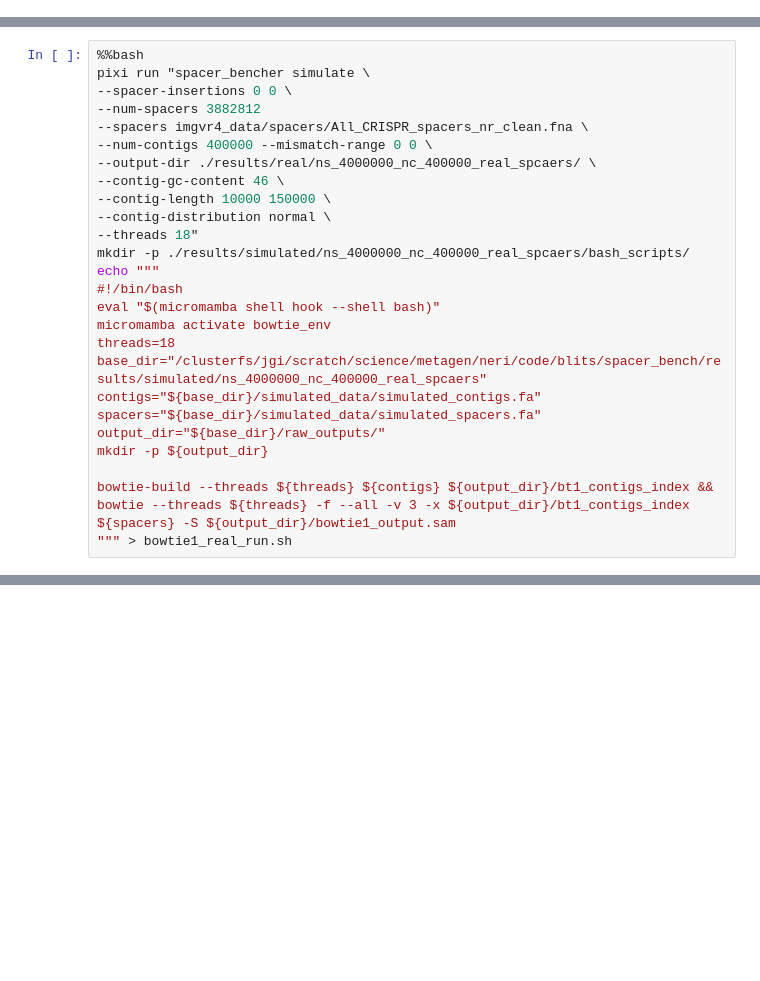
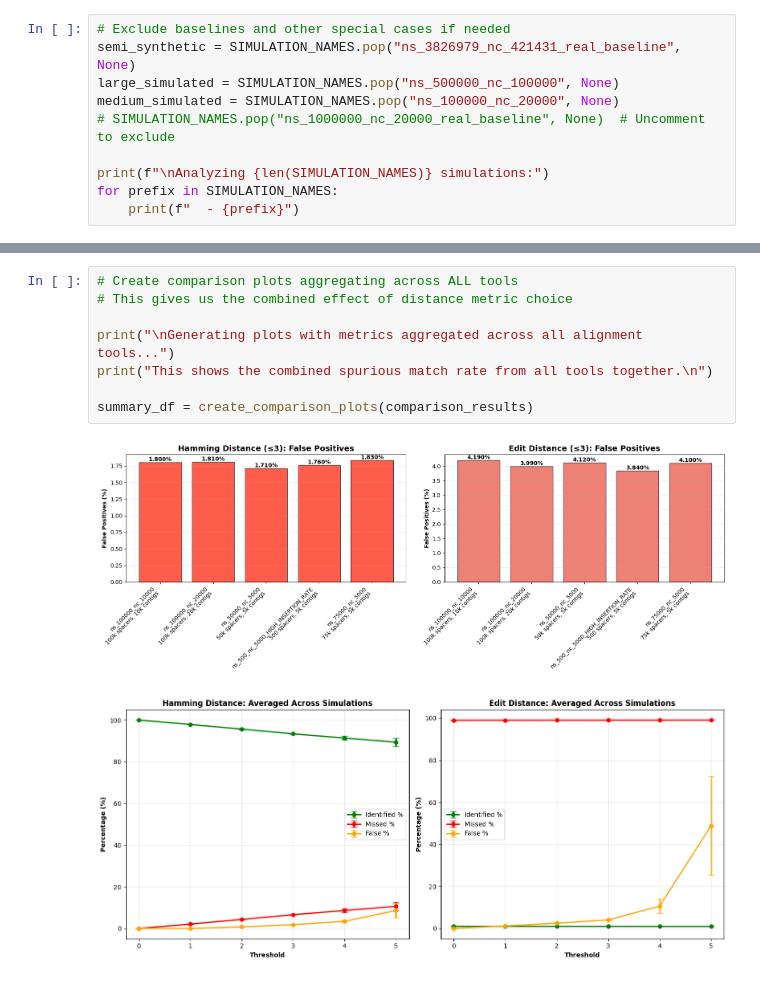
Before and after one commit to rickbeeloo/spacer_matching_bench, a Jupyter notebook: notebooks/distance_metric_analysis.ipynb, the cells around one changed output, grey strips where cells are left out. Drawn from its saved outputs; the diff is of its cells as text; blank space fills up the shorter version.

```diff
--- a/notebooks/distance_metric_analysis.ipynb
+++ b/notebooks/distance_metric_analysis.ipynb
@@ -313,0 +257,10 @@ SIMULATION_NAMES
+# %%
+# Exclude baselines and other special cases if needed
+semi_synthetic = SIMULATION_NAMES.pop("ns_3826979_nc_421431_real_baseline", None)
+large_simulated = SIMULATION_NAMES.pop("ns_500000_nc_100000", None)
+medium_simulated = SIMULATION_NAMES.pop("ns_100000_nc_20000", None)
+# SIMULATION_NAMES.pop("ns_1000000_nc_20000_real_baseline", None)  # Uncomment to exclude
+
+print(f"\nAnalyzing {len(SIMULATION_NAMES)} simulations:")
+for prefix in SIMULATION_NAMES:
+    print(f"  - {prefix}")
@@ -1177,26 +383,0 @@ All Real (but filtered) spacers (~3.7M) and as many simulated contigs as the fil
-# %%
-%%bash
-pixi run "spacer_bencher simulate \
---spacer-insertions 0 0 \
---num-spacers 3882812
---spacers imgvr4_data/spacers/All_CRISPR_spacers_nr_clean.fna \
---num-contigs 400000 --mismatch-range 0 0 \
---output-dir ./results/real/ns_4000000_nc_400000_real_spcaers/ \
---contig-gc-content 46 \
---contig-length 10000 150000 \
---contig-distribution normal \
---threads 18"
-mkdir -p ./results/simulated/ns_4000000_nc_400000_real_spcaers/bash_scripts/
-echo """
-#!/bin/bash
-eval "$(micromamba shell hook --shell bash)"
-micromamba activate bowtie_env
-threads=18
-base_dir="/clusterfs/jgi/scratch/science/metagen/neri/code/blits/spacer_bench/results/simulated/ns_4000000_nc_400000_real_spcaers"
-contigs="${base_dir}/simulated_data/simulated_contigs.fa"
-spacers="${base_dir}/simulated_data/simulated_spacers.fa"
-output_dir="${base_dir}/raw_outputs/"
-mkdir -p ${output_dir}
-
-bowtie-build --threads ${threads} ${contigs} ${output_dir}/bt1_contigs_index && bowtie --threads ${threads} -f --all -v 3 -x ${output_dir}/bt1_contigs_index ${spacers} -S ${output_dir}/bowtie1_output.sam
-""" > bowtie1_real_run.sh
@@ -1202,0 +539,11 @@ bowtie-build --threads ${threads} ${contigs} ${output_dir}/bt1_contigs_index &&
+# %%
+# Create comparison plots aggregating across ALL tools
+# This gives us the combined effect of distance metric choice
+
+print("\nGenerating plots with metrics aggregated across all alignment tools...")
+print("This shows the combined spurious match rate from all tools together.\n")
+
+summary_df = create_comparison_plots(comparison_results)
+# %% [output]
+[figure, added]
+[figure, added]
```
Also changed, not shown: parts of 36 cells of this notebook, 11 other files.
